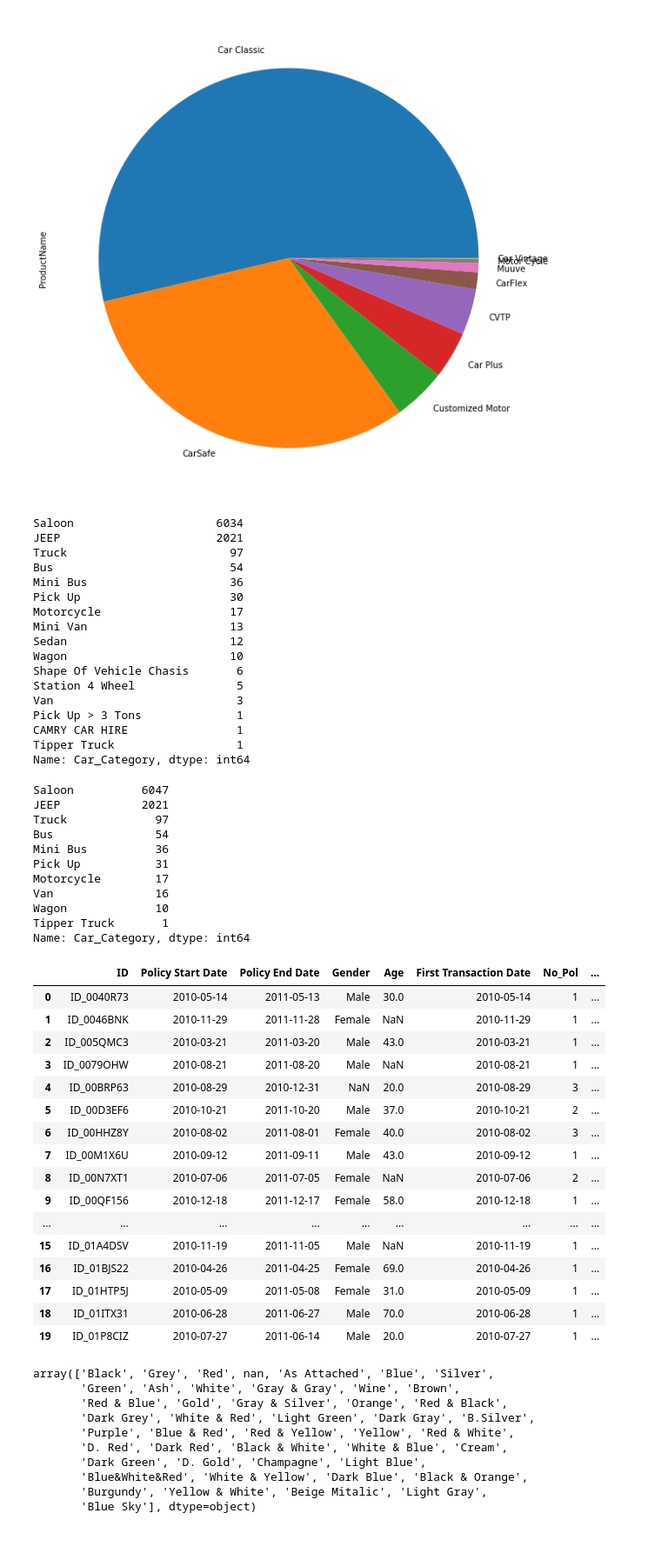
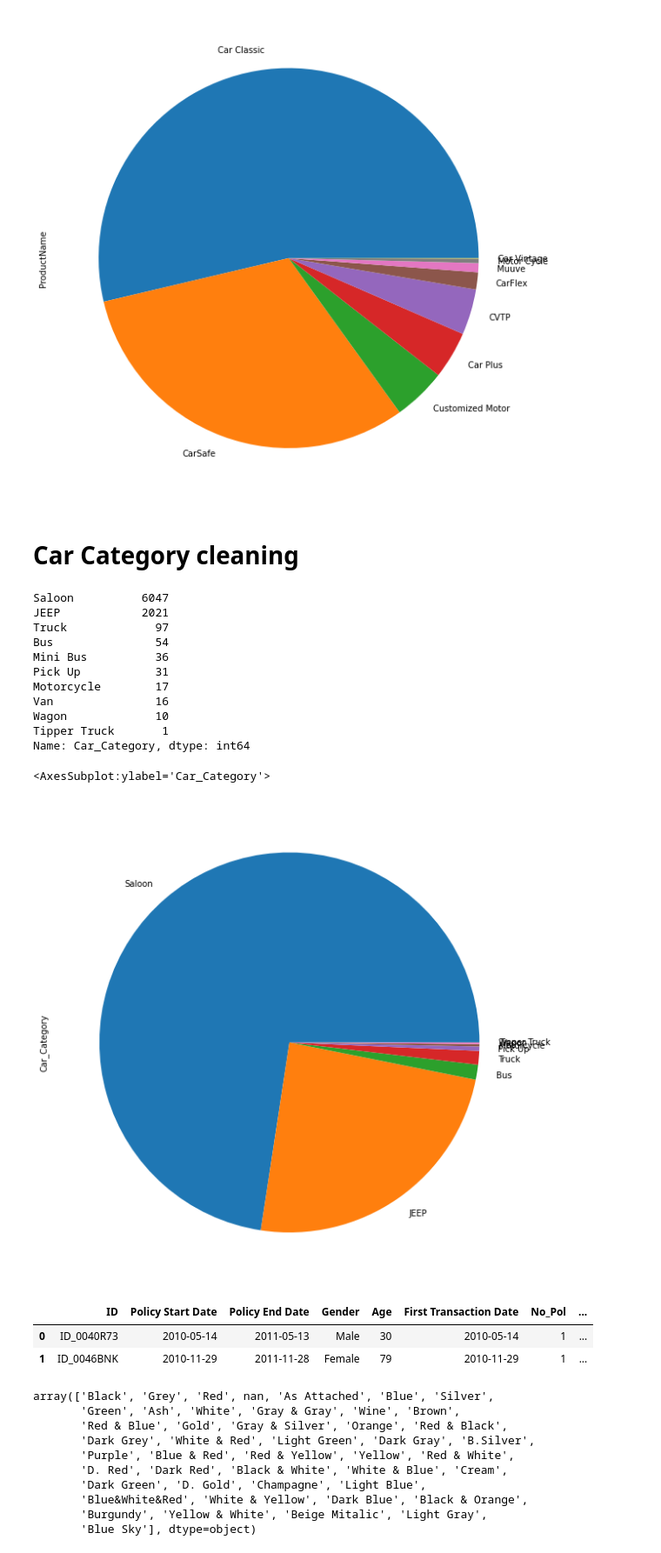
Before and after one commit to aesopske-org/AutoInland-zindi-challenge, a Jupyter notebook: Data Cleaning and EDA.ipynb, the cells around one changed output. Shown at 87% size. Cells and saved outputs as stored; diff of their text form; code cells hidden in the pictures.

```diff
--- a/Data Cleaning and EDA.ipynb
+++ b/Data Cleaning and EDA.ipynb
@@ -5,7 +7,7 @@ os.listdir()
 import matplotlib.pyplot as plt
 import numpy as np
 # %%
-train = pd.read_csv('Train.csv')
+train = pd.read_csv('data/Train.csv')
 train.head(60)
 # %% [output]
 |  | ID | Policy Start Date | Policy End Date | Gender | Age | First Transaction Date | No_Pol | ... |
@@ -155,7 +177,7 @@ clean = []
 for ages in train.Age:
     if ages <18:
         clean.append(np.nan)
-    elif ages >70:
+    elif ages >100:
         clean.append(np.nan)
     else:
         clean.append(ages)
@@ -175,25 +199,21 @@ train['ProductName'].value_counts().plot(kind = "pie" , figsize = (10,11))
 # %% [output]
 <AxesSubplot:ylabel='ProductName'>
 [figure]
+# %% [markdown]
+# Car Category cleaning
 # %%
 train['Car_Category'].value_counts()
 # %% [output]
-Saloon                     6034
-JEEP                       2021
-Truck                        97
-Bus                          54
-Mini Bus                     36
-Pick Up                      30
-Motorcycle                   17
-Mini Van                     13
-Sedan                        12
-Wagon                        10
-Shape Of Vehicle Chasis       6
-Station 4 Wheel               5
-Van                           3
-Pick Up > 3 Tons              1
-CAMRY CAR HIRE                1
-Tipper Truck                  1
+Saloon          6047
+JEEP            2021
+Truck             97
+Bus               54
+Mini Bus          36
+Pick Up           31
+Motorcycle        17
+Van               16
+Wagon             10
+Tipper Truck       1
 Name: Car_Category, dtype: int64
 # %%
 cars = []
@@ -201,8 +221,8 @@ for i in train['Car_Category']:
     #print(i)
     if i in ["CAMRY CAR HIRE","Sedan" ]:
         cars.append("Saloon")
-    elif i in ['Mini Van']:
-        cars.append("Van")
+    elif i in ['Mini Van','Mini Bus','Van']:
+        cars.append("Bus")
     elif i in ["Pick Up > 3 Tons"]:
         cars.append("Pick Up")
     elif i in ["Shape Of Vehicle Chasis"]:
@@ -213,36 +233,13 @@ for i in train['Car_Category']:
         cars.append(i)
 train['Car_Category']=cars
 # %%
-train['Car_Category'].value_counts()
+train['Car_Category'].value_counts().plot(kind = "pie", figsize = (10,11))
 # %% [output]
-Saloon          6047
-JEEP            2021
-Truck             97
-Bus               54
-Mini Bus          36
-Pick Up           31
-Motorcycle        17
-Van               16
-Wagon             10
-Tipper Truck       1
-Name: Car_Category, dtype: int64
+<AxesSubplot:ylabel='Car_Category'>
+[figure, added]
 # %%
-train.head(20)
+train.head(2)
 # %% [output]
 |  | ID | Policy Start Date | Policy End Date | Gender | Age | First Transaction Date | No_Pol | ... |
-| 0 | ID_0040R73 | 2010-05-14 | 2011-05-13 | Male | 30.0 | 2010-05-14 | 1 | ... |
-| 1 | ID_0046BNK | 2010-11-29 | 2011-11-28 | Female | NaN | 2010-11-29 | 1 | ... |
-| 2 | ID_005QMC3 | 2010-03-21 | 2011-03-20 | Male | 43.0 | 2010-03-21 | 1 | ... |
-| 3 | ID_0079OHW | 2010-08-21 | 2011-08-20 | Male | NaN | 2010-08-21 | 1 | ... |
-| 4 | ID_00BRP63 | 2010-08-29 | 2010-12-31 | NaN | 20.0 | 2010-08-29 | 3 | ... |
-| 5 | ID_00D3EF6 | 2010-10-21 | 2011-10-20 | Male | 37.0 | 2010-10-21 | 2 | ... |
-| 6 | ID_00HHZ8Y | 2010-08-02 | 2011-08-01 | Female | 40.0 | 2010-08-02 | 3 | ... |
-| 7 | ID_00M1X6U | 2010-09-12 | 2011-09-11 | Male | 43.0 | 2010-09-12 | 1 | ... |
-| 8 | ID_00N7XT1 | 2010-07-06 | 2011-07-05 | Female | NaN | 2010-07-06 | 2 | ... |
-| 9 | ID_00QF156 | 2010-12-18 | 2011-12-17 | Female | 58.0 | 2010-12-18 | 1 | ... |
-| ... | ... | ... | ... | ... | ... | ... | ... | ... |
-| 15 | ID_01A4DSV | 2010-11-19 | 2011-11-05 | Male | NaN | 2010-11-19 | 1 | ... |
-| 16 | ID_01BJS22 | 2010-04-26 | 2011-04-25 | Female | 69.0 | 2010-04-26 | 1 | ... |
-| 17 | ID_01HTP5J | 2010-05-09 | 2011-05-08 | Female | 31.0 | 2010-05-09 | 1 | ... |
-| 18 | ID_01ITX31 | 2010-06-28 | 2011-06-27 | Male | 70.0 | 2010-06-28 | 1 | ... |
-| 19 | ID_01P8CIZ | 2010-07-27 | 2011-06-14 | Male | 20.0 | 2010-07-27 | 1 | ... |
+| 0 | ID_0040R73 | 2010-05-14 | 2011-05-13 | Male | 30 | 2010-05-14 | 1 | ... |
+| 1 | ID_0046BNK | 2010-11-29 | 2011-11-28 | Female | 79 | 2010-11-29 | 1 | ... |
```
Also changed, not shown: parts of 36 cells of this notebook.
